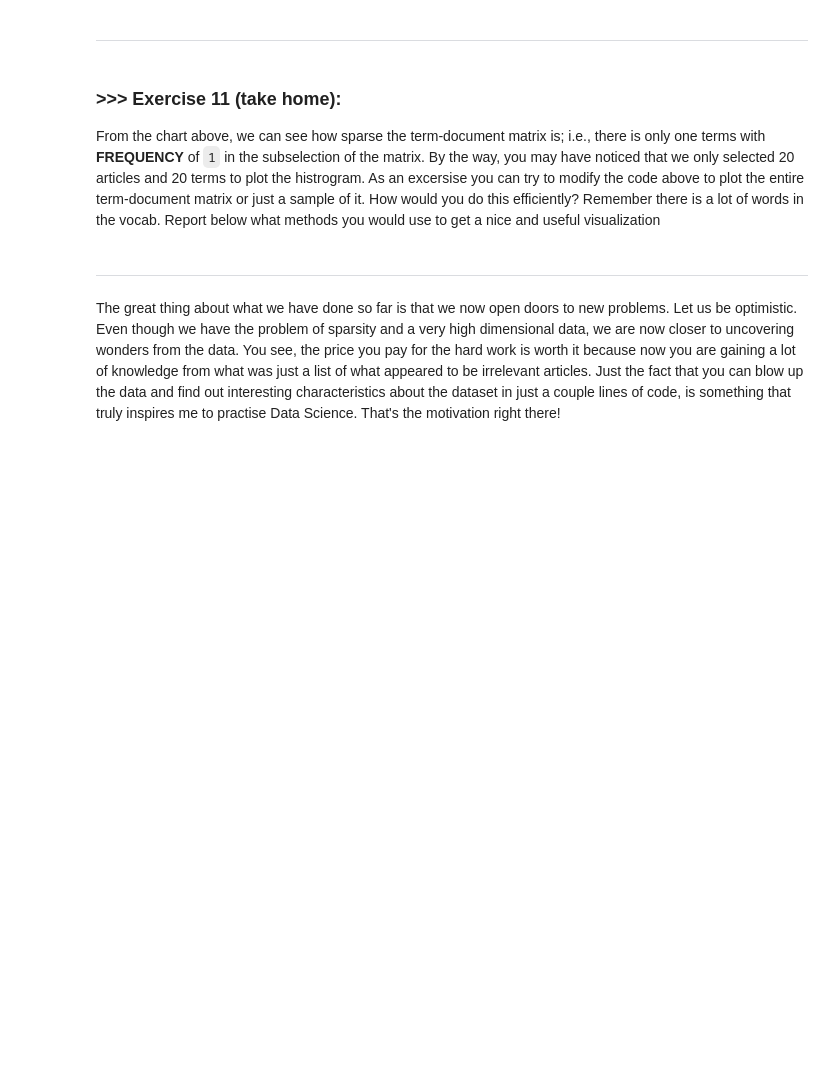
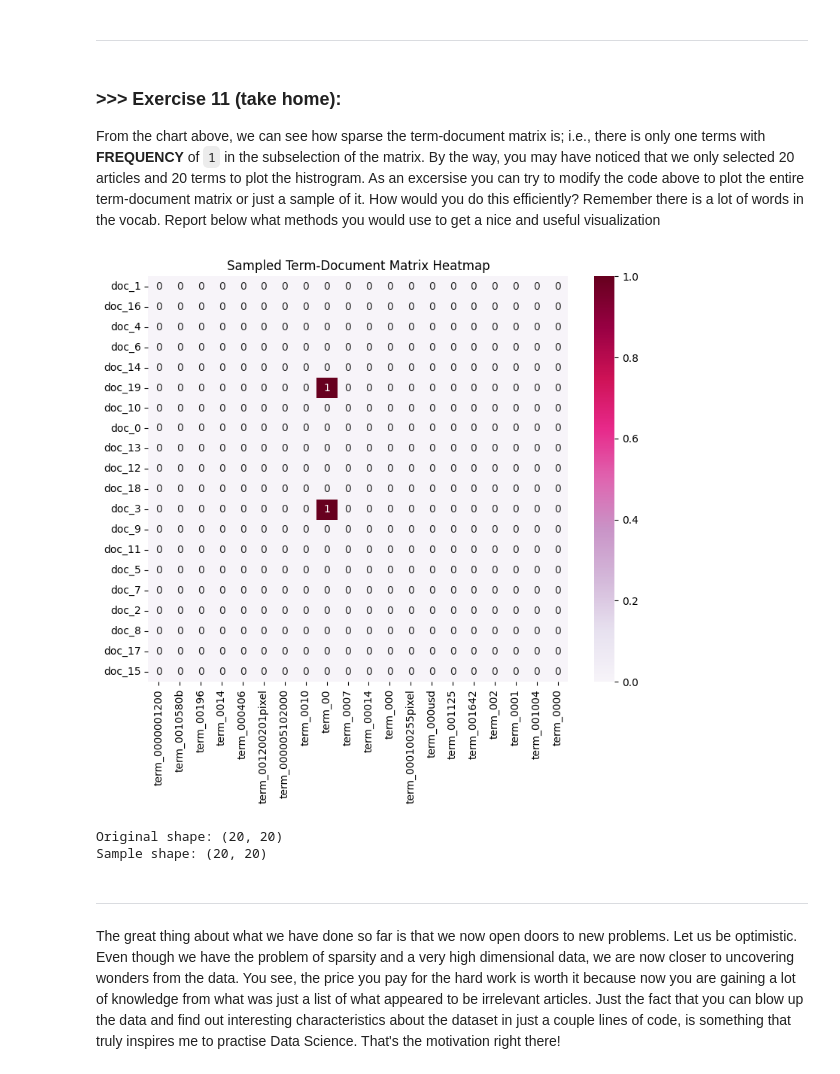
Before and after one commit to scifiengineering/DM2025-Lab1-Exercise, a Jupyter notebook: DM2025-Lab1-Master.ipynb, the cells around one changed output. Drawn from its saved outputs; the diff is of its cells as text; code cells hidden in the pictures; blank space fills up the shorter version.

```diff
--- a/DM2025-Lab1-Master.ipynb
+++ b/DM2025-Lab1-Master.ipynb
@@ -1128,3 +1124,35 @@ From the chart above, we can see how sparse the term-document matrix is; i.e., t
+# %%
+# Answer here
+# If the number of terms (columns) or documents (rows) in df_todraw is less than 100, it will use the actual number (show the whole dataset).
+#If there are more than 100, it will only sample 100 terms and 100 documents.
+# you can change the number 100 to any other number you want
+# to limit the number of terms and documents to be visualized in the heatmap
+# to avoid overcrowding the heatmap
+# and to make it more readable.
+# This is particularly useful when dealing with large datasets.
+n_terms = min(100, len(df_todraw.columns))
+n_docs = min(100, len(df_todraw.index))
+
+# Randomly sample terms and documents
+sample_terms = np.random.choice(df_todraw.columns, size=n_terms, replace=False)
+sample_docs = np.random.choice(df_todraw.index, size=n_docs, replace=False)
+
+# Create a sampled DataFrame
+df_sample = df_todraw.loc[sample_docs, sample_terms]
+
+# Plot the heatmap for the sampled DataFrame
+plt.subplots(figsize=(9, 7))
+ax = sns.heatmap(df_sample,
+                 cmap="PuRd",
+                 vmin=0, vmax=1, annot=True)
+plt.title("Sampled Term-Document Matrix Heatmap")
+plt.show()
+print("Original shape:", df_todraw.shape)
+print("Sample shape:", df_sample.shape)
+# %% [output]
+[figure, added]
+Original shape: (20, 20)
+Sample shape: (20, 20)
 # %% [markdown]
 ---
 # %% [markdown]
```
Also changed, not shown: parts of 24 cells of this notebook, 4 other files.
